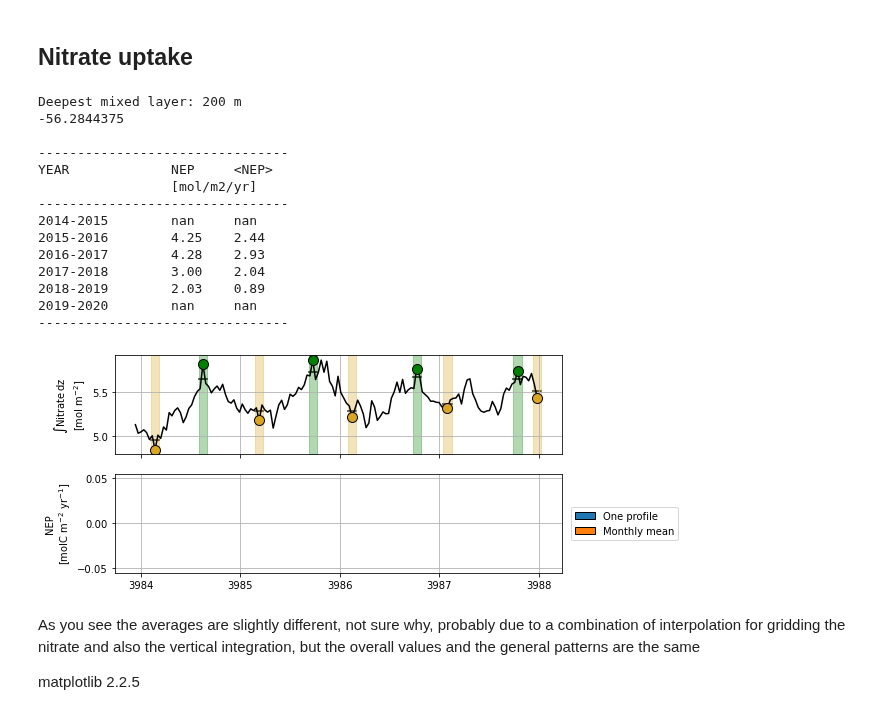
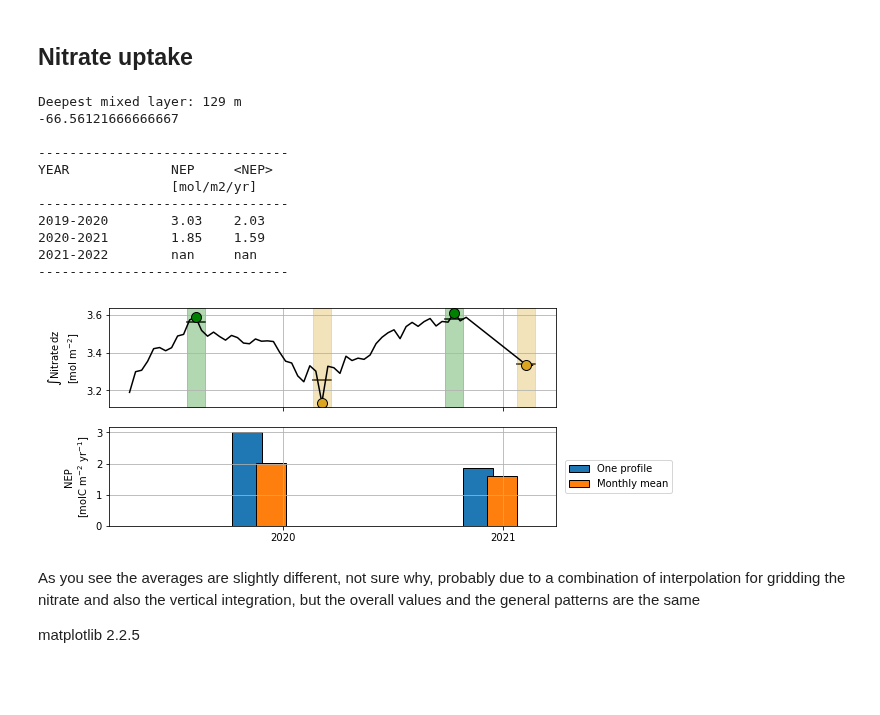
Before and after one commit to ClaraCDouglas/net_community_production, a Jupyter notebook: notebooks/FromBieto/reads_one_float_clara.ipynb, the cells around one changed output. Cells and saved outputs as stored; diff of their text form; code cells hidden in the pictures; blank space fills up the shorter version.

```diff
--- a/notebooks/FromBieto/reads_one_float_clara.ipynb
+++ b/notebooks/FromBieto/reads_one_float_clara.ipynb
@@ -17,8 +15,9 @@ ModuleNotFoundError: No module named 'seawater'
 #reads float data
 #FromBieto/float_data/9099SOOCN_HRQC.nc
 
-file_folder = "./float_data/"
-float_number = "9094"
+file_folder = "../../data/raw/"
+#file_folder = "../../data/raw/LowRes"
+float_number = "12878"
 
 files = sorted(glob.glob(file_folder+"/*"+float_number+"*.nc"))
 # %%
@@ -62,7 +62,7 @@ for i in range(nt):
     year[i] = dateDT[i].year # fill arrays with year
     month[i] = dateDT[i].year # fill arrays with... month? year?... check
 
-H = 200 #np.nanmax(FLOAT.gr["mld"]) # calculates the maximum ML
+H = np.nanmax(FLOAT.gr["mld"]) # calculates the maximum ML
 ##### YOU COULD OVER-RIDE IT BY UN-COMMENTING
 # = 200
 print("Deepest mixed layer: %1.0f m"%(H)) # think the % represents what value to put in so there's no breaks in the ""
@@ -126,42 +126,39 @@ for i in range(nyr):
     ax[0].fill_between( [date_nit_min[i]-15,date_nit_min[i]+15], y1 = yl[0], y2 = yl[1], color = l1.get_color(), alpha = 0.3 )
     ax[0].fill_between( [date_nit_max[i]-15,date_nit_max[i]+15], y1 = yl[0], y2 = yl[1], color = l2.get_color(), alpha = 0.3 )
 
 ax[0].set_ylim(yl)
 ax[0].set_ylabel( "$\\int \\mathrm{Nitrate}\, \\rm d z$\n[mol m$^{-2}$]" )
 ax[0].grid(True)
 
 ax[1].bar( date_year-20, NEP, width = 50, ec = "k", label = "One profile"  )
 ax[1].bar( date_year+20, NEP_avg, width = 50, ec = "k", label = "Monthly mean" )
 ax[1].set_ylabel("NEP\n[molC m$^{-2}$ yr$^{-1}$]")
 ax[1].legend(loc = "center left", bbox_to_anchor = (1.01,0.5))
 formatter = mdates.DateFormatter("%Y") ### formatter of the date
 locator = mdates.YearLocator() ### where to put the labels
 ax[1].xaxis.set_major_locator(locator)
 ax[1].xaxis.set_major_formatter(formatter)
 ax[1].grid(True)
 
 print( "\n--------------------------------\nYEAR\t\t NEP\t <NEP>" )
 print("\t\t [mol/m2/yr]")
 print( "--------------------------------")
 for i in range(nyr):
     print("%d-%d\t %1.2f\t %1.2f"%(Uyear[i],Uyear[i]+1, NEP[i], NEP_avg[i])  )
 print( "--------------------------------")
 # %% [output]
-Deepest mixed layer: 200 m
--56.2844375
+Deepest mixed layer: 129 m
+-66.56121666666667
 
 --------------------------------
 YEAR             NEP     <NEP>
                  [mol/m2/yr]
 --------------------------------
-2014-2015        nan     nan
-2015-2016        4.25    2.44
-2016-2017        4.28    2.93
-2017-2018        3.00    2.04
-2018-2019        2.03    0.89
-2019-2020        nan     nan
+2019-2020        3.03    2.03
+2020-2021        1.85    1.59
+2021-2022        nan     nan
 --------------------------------
-[figure, old version]
+[figure, new version]
 # %% [markdown]
 As you see the averages are slightly different, not sure why, probably due to a combination of interpolation for gridding the nitrate and also the vertical integration, but the overall values and the general patterns are the same
 
```
Also changed, not shown: parts of 3 cells of this notebook, 1 other file.
